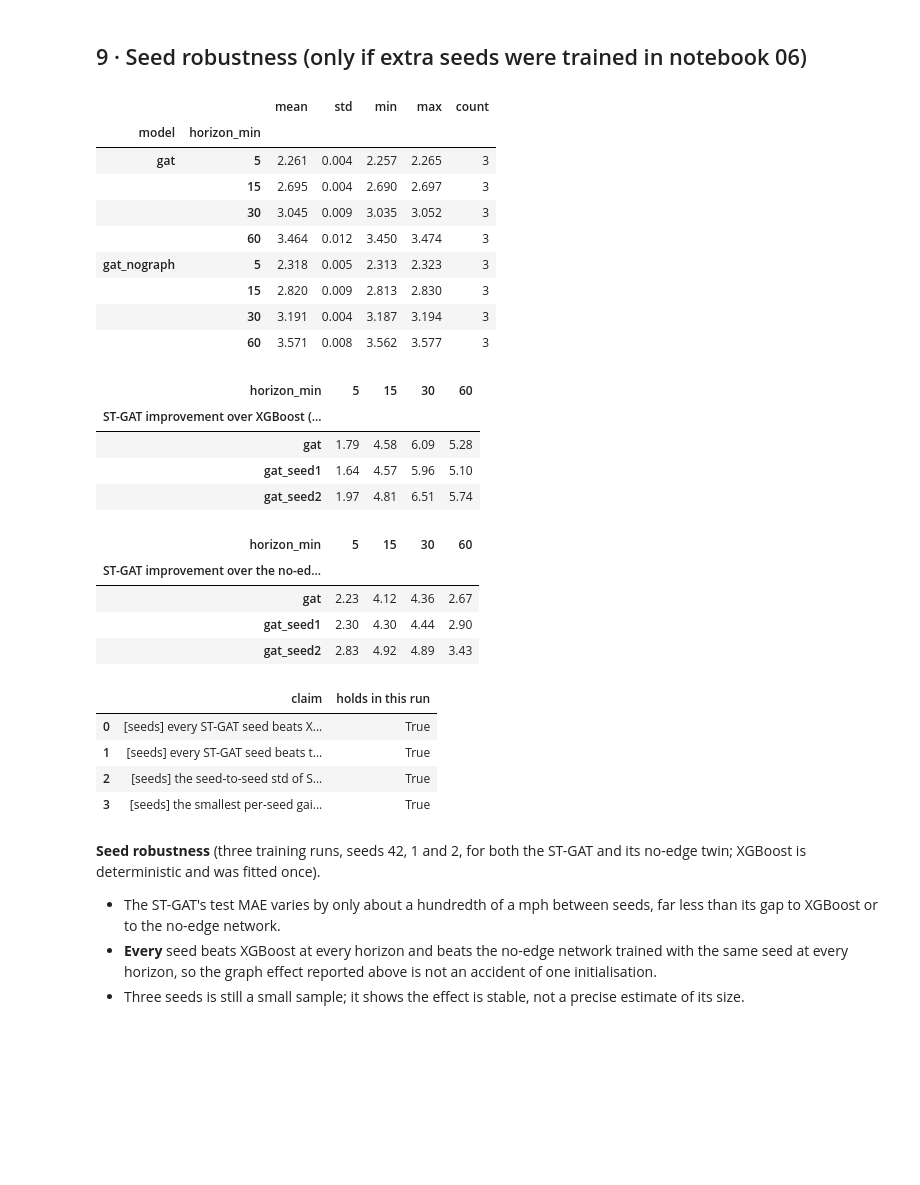
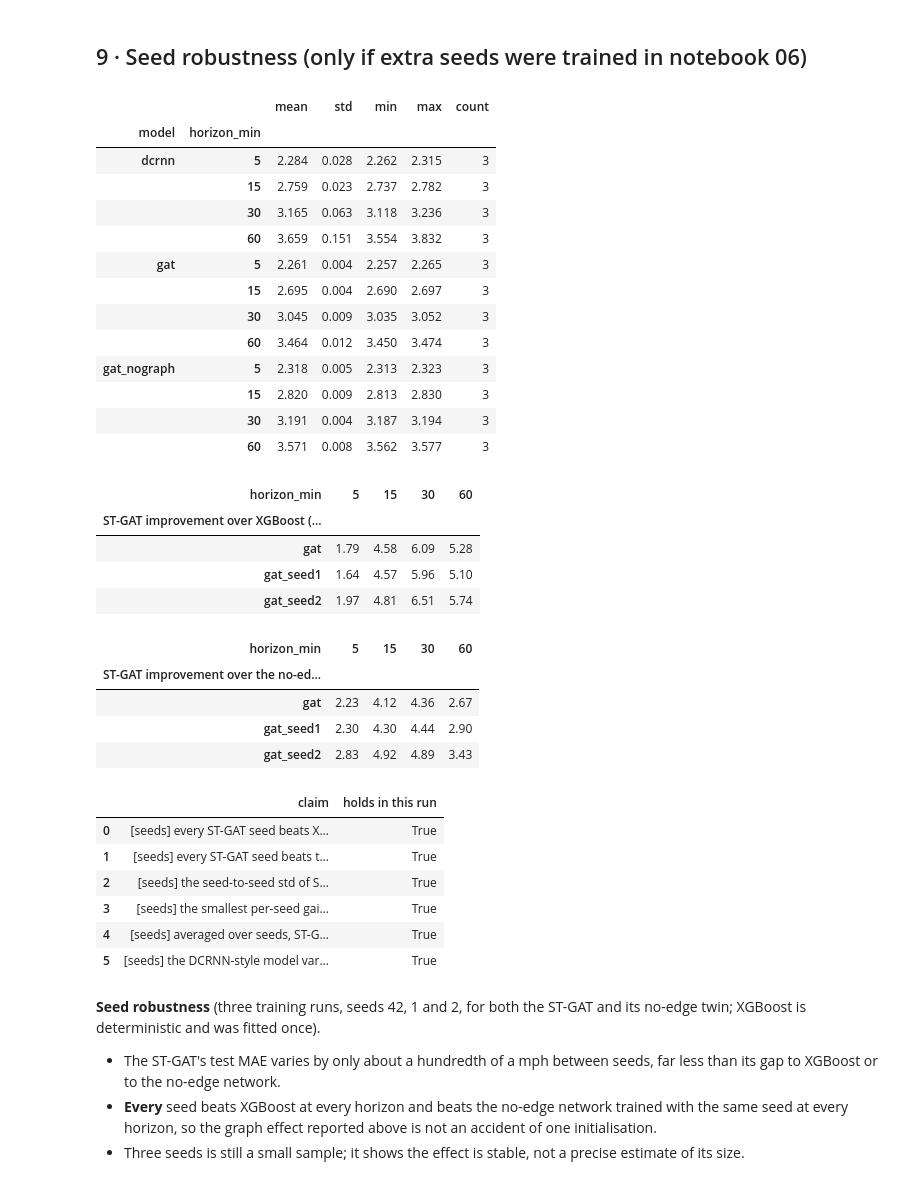
Before and after one commit to agrawalshreyansh/T005_MLDL_Project, a Jupyter notebook: notebooks/07_model_evaluation.ipynb, the cells around one changed output. Saved outputs shown, nothing was run; the diff lists cells and outputs as text; code cells hidden in the pictures; blank space fills up the shorter version.

```diff
--- a/notebooks/07_model_evaluation.ipynb
+++ b/notebooks/07_model_evaluation.ipynb
@@ -51,7 +51,7 @@ if config.IS_SMOKE:
 # %% [markdown]
 ## 1 · Load and align the predictions
 # %%
-CANDIDATES = ["persistence", "rolling_mean", "seasonal_avg", "xgboost", "gat_nograph", "gat", "dcrnn"]
+CANDIDATES = ["persistence", "rolling_mean", "seasonal_avg", "xgboost", "xgboost_spatial", "gat_nograph", "gat", "dcrnn"]
 preds, y, ymask, origins, horizons, missing_models = ev.load_aligned(CANDIDATES, "test", ctx.speed, ctx.mask)
 MODELS = [m for m in CANDIDATES if m in preds]
 
@@ -191,6 +193,10 @@ if {"persistence", "gat"} <= set(MODELS):
     comparisons["gat_vs_persistence"] = ("persistence", "gat")
 if {"xgboost", "gat_nograph"} <= set(MODELS):
     comparisons["nograph_vs_xgboost"] = ("xgboost", "gat_nograph")
+if {"xgboost_spatial", "gat"} <= set(MODELS):
+    comparisons["gat_vs_xgboost_spatial"] = ("xgboost_spatial", "gat")
+if {"xgboost_spatial", "xgboost"} <= set(MODELS):
+    comparisons["spatial_vs_xgboost"] = ("xgboost", "xgboost_spatial")
 imp = {}
 for name, (ref, cand) in comparisons.items():
     for metric in ("MAE", "RMSE"):
@@ -234,9 +256,10 @@ for name, (ref, cand) in comparisons.items():
 # %%
 if comparisons:
-    fig, ax = plt.subplots(figsize=(9.5, 4.6))
-    names = [n for n in ("gat_vs_xgboost", "gat_vs_nograph", "nograph_vs_xgboost") if n in comparisons]
-    colors = {"gat_vs_xgboost": "#eb6834", "gat_vs_nograph": "#1baf7a", "nograph_vs_xgboost": "#6250d6"}
-    text = {"gat_vs_xgboost": "ST-GAT vs XGBoost", "gat_vs_nograph": "ST-GAT vs the same network without edges", "nograph_vs_xgboost": "network without edges vs XGBoost"}
+    fig, ax = plt.subplots(figsize=(12, 4.8))
+    names = [n for n in ("gat_vs_xgboost", "gat_vs_nograph", "nograph_vs_xgboost", "spatial_vs_xgboost", "gat_vs_xgboost_spatial") if n in comparisons]
+    colors = {"gat_vs_xgboost": "#eb6834", "gat_vs_nograph": "#1baf7a", "nograph_vs_xgboost": "#898781", "spatial_vs_xgboost": "#6250d6", "gat_vs_xgboost_spatial": "#c98500"}
+    text = {"gat_vs_xgboost": "ST-GAT vs XGBoost", "gat_vs_nograph": "ST-GAT vs the same network without edges", "nograph_vs_xgboost": "network without edges vs XGBoost",
+            "spatial_vs_xgboost": "XGBoost + neighbours vs XGBoost", "gat_vs_xgboost_spatial": "ST-GAT vs XGBoost + neighbours"}
     w = 0.8 / len(names)
     x = np.arange(len(HZ))
     for k, n in enumerate(names):
@@ -499,7 +527,7 @@ display(avg.round(2).sort_values("MAE"))
 # %% [markdown]
 ## 9 · Seed robustness (only if extra seeds were trained in notebook 06)
 # %%
-seed_keys = {base: [base] + sorted(p.name.split("__")[0].replace(config.tagged(""), "") for p in config.PREDICTIONS_DIR.glob(f"{config.tagged(base + '_seed')}*__test.npz")) for base in ("gat", "gat_nograph")}
+seed_keys = {base: [base] + sorted(p.name.split("__")[0].replace(config.tagged(""), "") for p in config.PREDICTIONS_DIR.glob(f"{config.tagged(base + '_seed')}*__test.npz")) for base in ("gat", "gat_nograph", "dcrnn")}
 rows = []
 for base, keys in seed_keys.items():
     for k in keys:
@@ -515,34 +543,41 @@ if seed_table.groupby("model")["run"].nunique().max() > 1:
     display(summary.round(3)); seed_table.to_csv(config.METRICS_DIR / f"{config.tagged('seed_robustness')}.csv", index=False)
     # paired by seed: improvement of each ST-GAT run over (a) the single XGBoost model and (b) the no-edge run with the SAME seed
     xgb_mae = table[table.model == "xgboost"].set_index("horizon_min")["MAE"] if "xgboost" in MODELS else None
     rows = []
     for k in seed_keys["gat"]:
         if k not in set(seed_table.run):
             continue
         twin = k.replace("gat", "gat_nograph", 1)
         for h in HZ:
             g = seed_table[(seed_table.run == k) & (seed_table.horizon_min == h * 5)]["MAE"].iloc[0]
             n_ = seed_table[(seed_table.run == twin) & (seed_table.horizon_min == h * 5)]["MAE"]
             rows.append({"run": k, "horizon_min": h * 5, "MAE ST-GAT": g,
                          "improvement over XGBoost %": improvement_pct(xgb_mae[h * 5], g) if xgb_mae is not None else np.nan,
                          "improvement over same-seed no-edge %": improvement_pct(n_.iloc[0], g) if len(n_) else np.nan})
     paired = pd.DataFrame(rows)
     display(paired.pivot(index="run", columns="horizon_min", values="improvement over XGBoost %").round(2).rename_axis("ST-GAT improvement over XGBoost (%), by seed"))
     display(paired.pivot(index="run", columns="horizon_min", values="improvement over same-seed no-edge %").round(2).rename_axis("ST-GAT improvement over the no-edge network of the same seed (%)"))
     paired.to_csv(config.METRICS_DIR / f"{config.tagged('seed_paired_improvements')}.csv", index=False)
     seed_claims = {
         "[seeds] every ST-GAT seed beats XGBoost in MAE at every horizon": bool((paired["improvement over XGBoost %"] > 0).all()),
         "[seeds] every ST-GAT seed beats the no-edge network of the same seed at every horizon": bool((paired["improvement over same-seed no-edge %"] > 0).all()),
         "[seeds] the seed-to-seed std of ST-GAT test MAE is below 0.05 mph at every horizon": bool((summary.loc["gat", "std"] < 0.05).all()),
-        "[seeds] the smallest per-seed gain over the no-edge network exceeds the largest MAE std of either model": bool(paired["improvement over same-seed no-edge %"].min() / 100 * summary.loc["gat", "mean"].min() > summary["std"].max()),
+        "[seeds] the smallest per-seed gain over the no-edge network exceeds the largest seed std of ST-GAT and its ablation": bool(paired["improvement over same-seed no-edge %"].min() / 100 * summary.loc["gat", "mean"].min() > summary.loc[["gat", "gat_nograph"], "std"].max()),
     }
+    if "dcrnn" in summary.index.get_level_values(0) and summary.loc["dcrnn", "count"].min() > 1:
+        seed_claims["[seeds] averaged over seeds, ST-GAT has lower MAE than the DCRNN-style model at every horizon"] = bool((summary.loc["gat", "mean"] < summary.loc["dcrnn", "mean"]).all())
+        seed_claims["[seeds] the DCRNN-style model varies much more between seeds than ST-GAT (std larger at every horizon)"] = bool((summary.loc["dcrnn", "std"] > 2 * summary.loc["gat", "std"]).all())
     display(ev.report_claims(seed_claims))
 else:
     seed_claims = {}
     print("only one training run per model is available: seed-to-seed variability was NOT measured; treat small differences between models with caution.")
 # %% [output]
 |  |  | mean | std | min | max | count |
 | model | horizon_min |  |  |  |  |  |
+| dcrnn | 5 | 2.284 | 0.028 | 2.262 | 2.315 | 3 |
+|  | 15 | 2.759 | 0.023 | 2.737 | 2.782 | 3 |
+|  | 30 | 3.165 | 0.063 | 3.118 | 3.236 | 3 |
+|  | 60 | 3.659 | 0.151 | 3.554 | 3.832 | 3 |
 | gat | 5 | 2.261 | 0.004 | 2.257 | 2.265 | 3 |
 |  | 15 | 2.695 | 0.004 | 2.690 | 2.697 | 3 |
 |  | 30 | 3.045 | 0.009 | 3.035 | 3.052 | 3 |
@@ -566,6 +601,8 @@ else:
 | 1 | [seeds] every ST-GAT seed beats t... | True |
 | 2 | [seeds] the seed-to-seed std of S... | True |
 | 3 | [seeds] the smallest per-seed gai... | True |
+| 4 | [seeds] averaged over seeds, ST-G... | True |
+| 5 | [seeds] the DCRNN-style model var... | True |
 # %%
 SEED_TEXT = "**Seed robustness** (three training runs, seeds 42, 1 and 2, for both the ST-GAT and its no-edge twin; XGBoost is deterministic and was fitted once).\n\n* The ST-GAT's test MAE varies by only about a hundredth of a mph between seeds, far less than its gap to XGBoost or to the no-edge network.\n* **Every** seed beats XGBoost at every horizon and beats the no-edge network trained with the same seed at every horizon, so the graph effect reported above is not an accident of one initialisation.\n* Three seeds is still a small sample; it shows the effect is stable, not a precise estimate of its size."
 from IPython.display import Markdown
```
Also changed, not shown: parts of 16 cells of this notebook, 17 other files.
